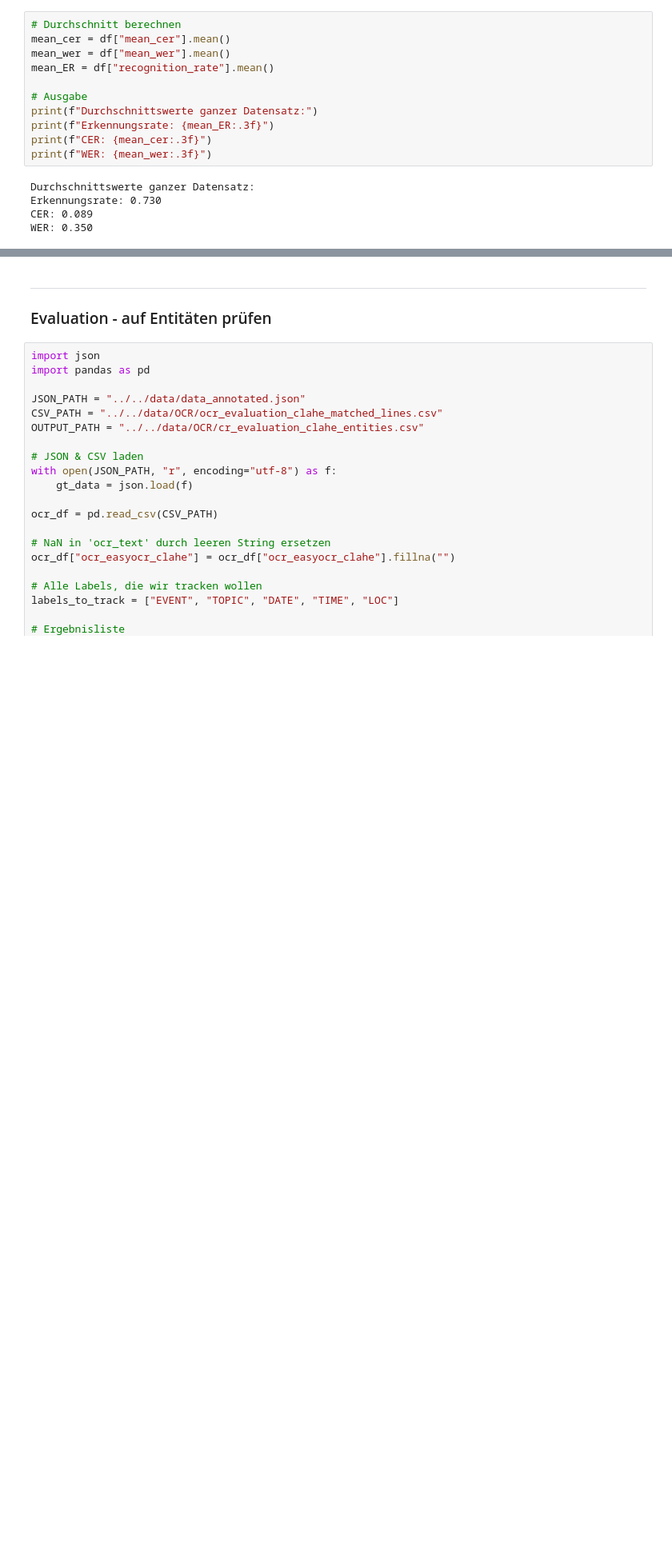
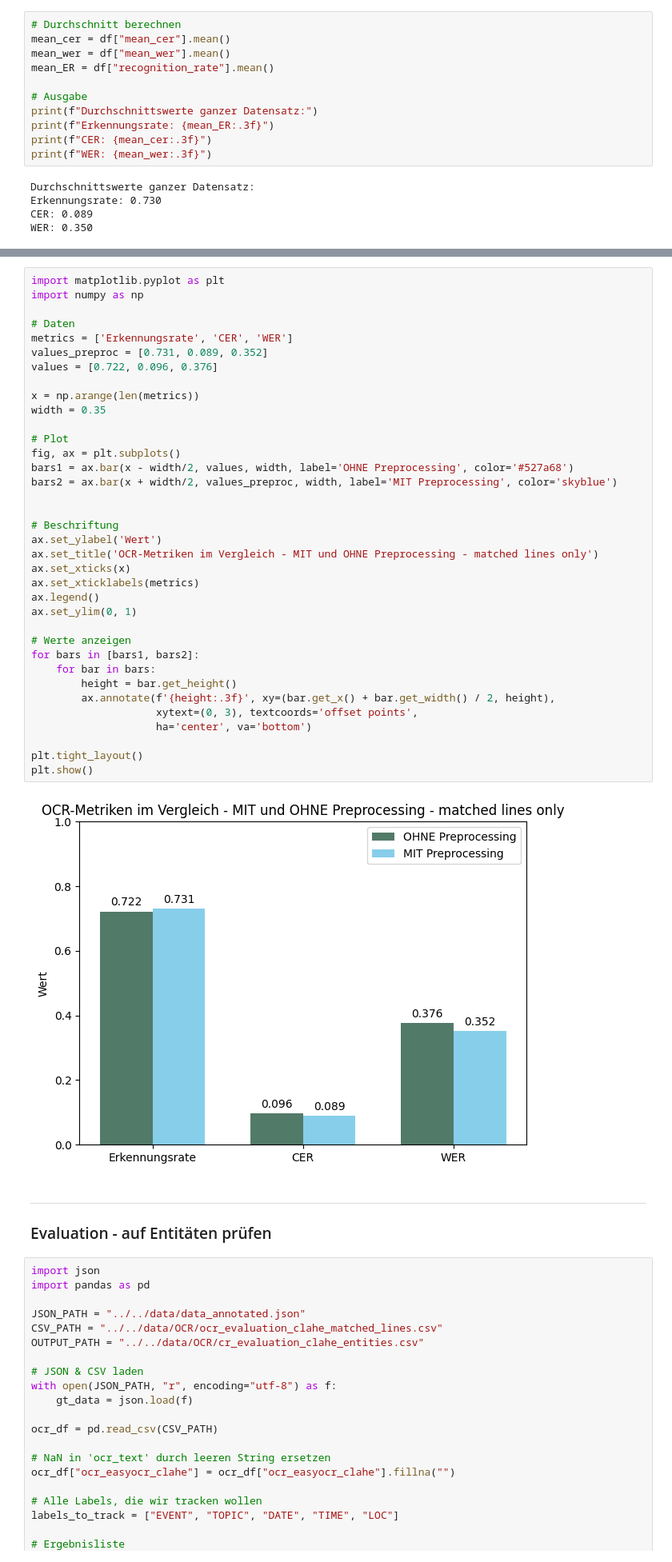
Before and after one commit to nicdriebe/ocr-ner-sharepic-evaluation, a Jupyter notebook: notebooks/ocr_easyOCR/02_1_easyocr_evaluation_preprocessing_clahe.ipynb, the cells around one changed output, grey strips where cells are left out. Shown at 80% size. Cells and saved outputs as stored; diff of their text form; blank space fills up the shorter version.

```diff
--- a/notebooks/ocr_easyOCR/02_1_easyocr_evaluation_preprocessing_clahe.ipynb
+++ b/notebooks/ocr_easyOCR/02_1_easyocr_evaluation_preprocessing_clahe.ipynb
@@ -950,3 +950,41 @@ WER: 0.380
+# %%
+import matplotlib.pyplot as plt
+import numpy as np
+
+# Daten
+metrics = ['Erkennungsrate', 'CER', 'WER']
+values_preproc = [0.731, 0.089, 0.352]
+values = [0.722, 0.096, 0.376]
+
+x = np.arange(len(metrics))
+width = 0.35
+
+# Plot
+fig, ax = plt.subplots()
+bars1 = ax.bar(x - width/2, values, width, label='OHNE Preprocessing', color='#527a68')
+bars2 = ax.bar(x + width/2, values_preproc, width, label='MIT Preprocessing', color='skyblue')
+
+
+# Beschriftung
+ax.set_ylabel('Wert')
+ax.set_title('OCR-Metriken im Vergleich - MIT und OHNE Preprocessing - matched lines only')
+ax.set_xticks(x)
+ax.set_xticklabels(metrics)
+ax.legend()
+ax.set_ylim(0, 1)
+
+# Werte anzeigen
+for bars in [bars1, bars2]:
+    for bar in bars:
+        height = bar.get_height()
+        ax.annotate(f'{height:.3f}', xy=(bar.get_x() + bar.get_width() / 2, height),
+                    xytext=(0, 3), textcoords='offset points',
+                    ha='center', va='bottom')
+
+plt.tight_layout()
+plt.show()
+# %% [output]
+[figure]
 # %% [markdown]
 ---
 ### Evaluation - auf Entitäten prüfen
```
Also changed, not shown: parts of 7 cells of this notebook, 7 other files.
